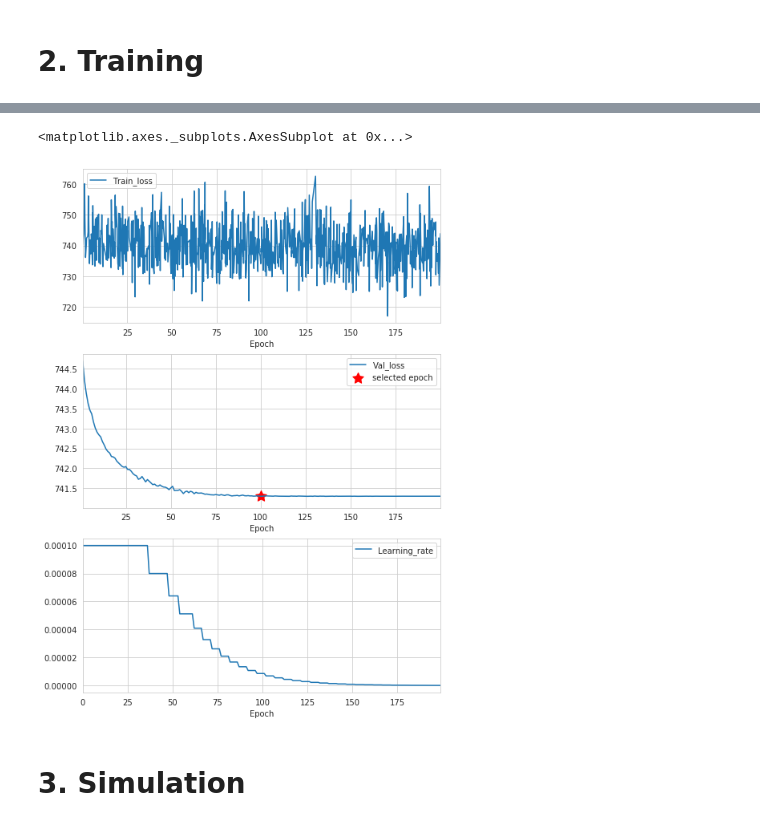
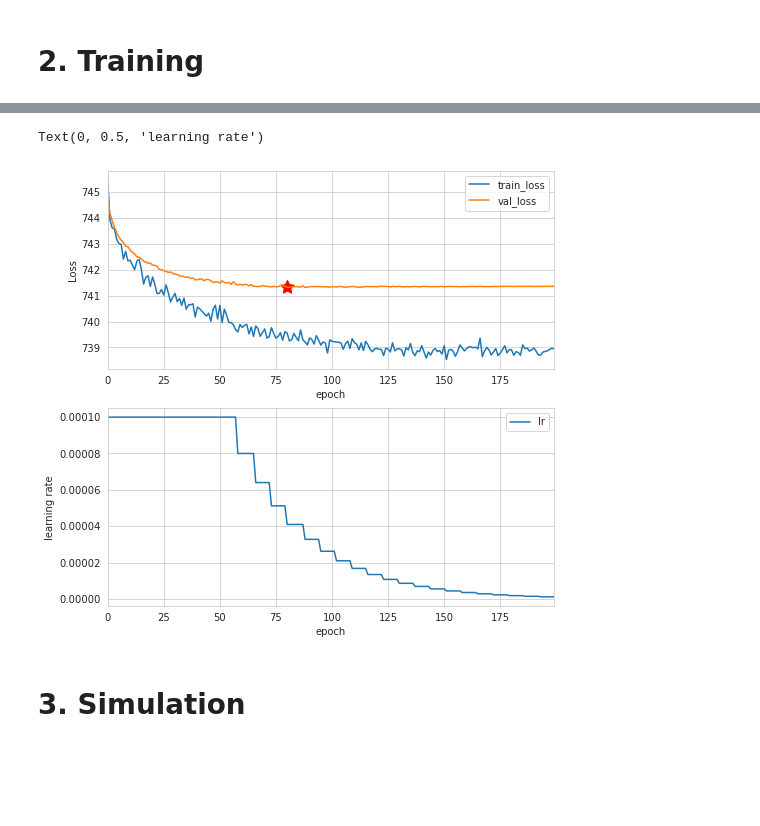
Before and after one commit to torchmd/torchmd-cg, a Jupyter notebook: tutorial/Chignolin_Coarse-Grained_Tutorial.ipynb, the cells around one changed output, grey strips where cells are left out. Saved outputs shown, nothing was run; the diff lists cells and outputs as text; code cells hidden in the pictures; blank space fills up the shorter version.

```diff
--- a/tutorial/Chignolin_Coarse-Grained_Tutorial.ipynb
+++ b/tutorial/Chignolin_Coarse-Grained_Tutorial.ipynb
@@ -364,19 +320,17 @@ whera `$PATH` is a payth to your `torchmd-cg` repo.
 
 The training saves 10 best epochs. The progress of the training is saved in TensorBoard session. The training and validation curves for the training of full Chignolin dataset are presented here:
 # %%
-train = pd.read_csv('data/train_fulldata/train_loss_full_data.csv')
-val   = pd.read_csv('data/train_fulldata/val_loss_full_data.csv')
-lr    = pd.read_csv('data/train_fulldata/lr_full_data.csv')
+df = pd.read_csv('data/train_out_data.csv')
 
-fig, ax = plt.subplots(nrows = 3, figsize = [8,12])
-train.plot(x = 'Epoch', y = 'Train_loss', ax = ax[0])
-val.plot(x = 'Epoch', y = 'Val_loss', ax = ax[1])
-ax[1].scatter([100], [val['Val_loss'].loc[100]], s=200, c='r', marker=(5, 1), label='selected epoch')
-ax[1].legend()
-lr.plot(x = 'Epoch', y = 'Learning_rate', ax = ax[2])
+fig, ax = plt.subplots(nrows = 2, figsize = [8,8])
+df.plot(x = 'epoch', y = ['train_loss', 'val_loss'], ax = ax[0])
+ax[0].scatter([80], [df['val_loss'].loc[80]], s=200, c='r', marker=(5, 1), label='selected epoch')
+ax[0].set_ylabel('Loss')
+df.plot(x = 'epoch', y = 'lr', ax = ax[1])
+ax[1].set_ylabel('learning rate')
 # %% [output]
-<matplotlib.axes._subplots.AxesSubplot at 0x...>
+Text(0, 0.5, 'learning rate')
-[figure, old version]
+[figure, new version]
 # %% [markdown]
 # 3. Simulation
 # %% [markdown]
```
Also changed, not shown: parts of 19 cells of this notebook, 2 other files.
